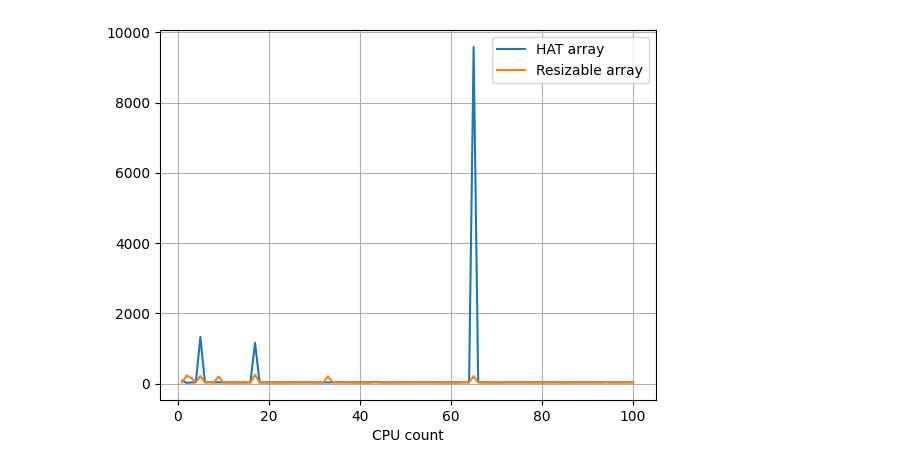
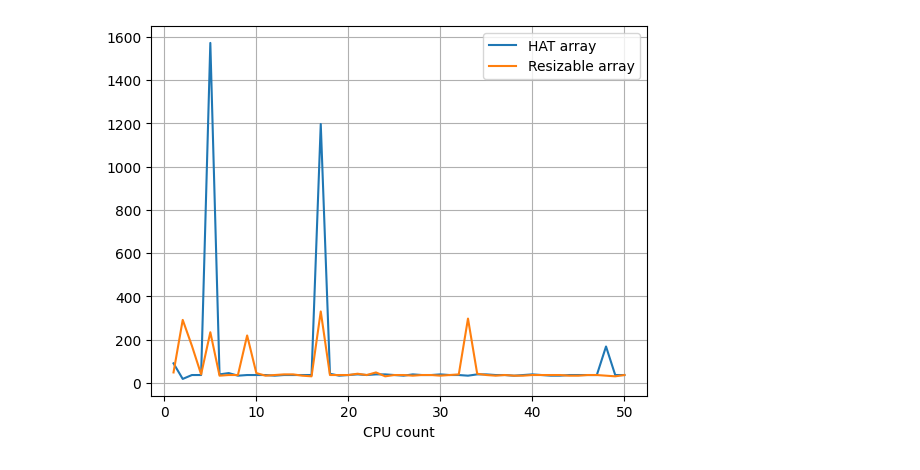
Before and after one commit to sudo-lucifer/applied-algo-hw1, a Jupyter notebook: hat_array/benchmark_graph.ipynb, the cells around one changed output. Saved outputs shown, nothing was run; the diff lists cells and outputs as text; code cells hidden in the pictures.

```diff
--- a/hat_array/benchmark_graph.ipynb
+++ b/hat_array/benchmark_graph.ipynb
@@ -5,12 +5,12 @@ import matplotlib.pyplot as plt
 hat_df = pd.read_csv('hat_benchmark.csv')
 resizable_array_df = pd.read_csv('resizable_array_benchmark.csv')
 # %%
-plt.plot(hat_df['operation_amount'], hat_df['cpu_count'], label="HAT array")
-plt.plot(resizable_array_df['operation_amount'], resizable_array_df['cpu_count'], label="Resizable array")
+plt.plot(hat_df['operation_amount'].head(50), hat_df['cpu_count'].head(50), label="HAT array")
+plt.plot(resizable_array_df['operation_amount'].head(50), resizable_array_df['cpu_count'].head(50), label="Resizable array")
 plt.xlabel('Nth operation')
 plt.xlabel('CPU count')
 plt.legend()
 plt.grid()
 plt.show()
 # %% [output]
-[figure, old version]
+[figure, new version]
```
Also changed, not shown: 1 other file.
